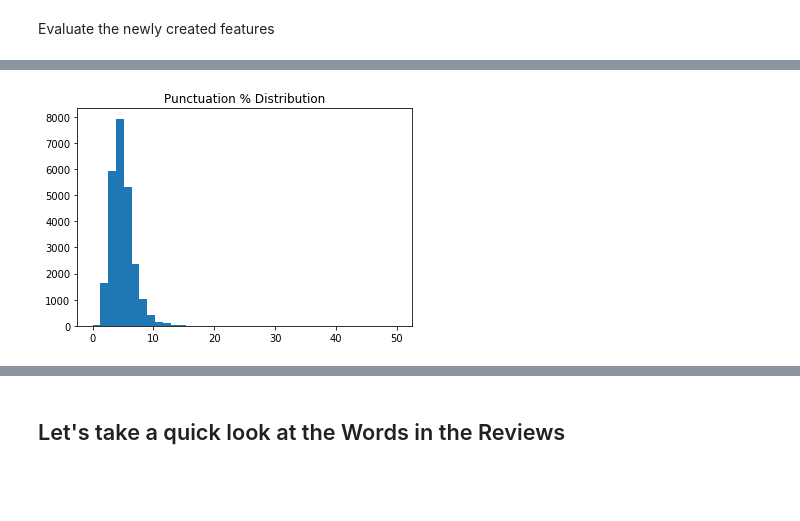
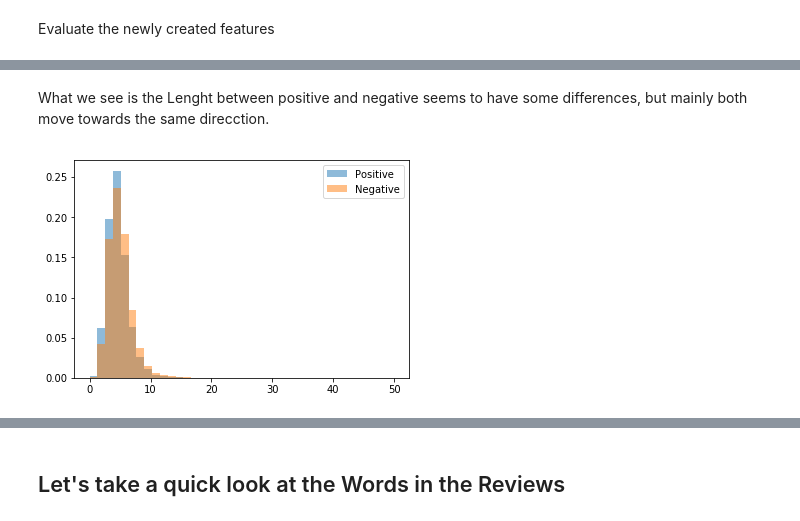
Before and after one commit to JAIR0MEL0/IMDB-Movie-Sentiment, a Jupyter notebook: ML1010MovieReview_JairoMelo.ipynb, the cells around one changed output, grey strips where cells are left out. Cells and saved outputs as stored; diff of their text form; code cells hidden in the pictures; blank space fills up the shorter version.

```diff
--- a/ML1010MovieReview_JairoMelo.ipynb
+++ b/ML1010MovieReview_JairoMelo.ipynb
@@ -162,8 +175,12 @@ pyplot.show()
-# %%
-bins = np.linspace(0, 50, 40)
-
-pyplot.hist(data_train['punct%'], bins)
-pyplot.title("Punctuation % Distribution")
-pyplot.show()
-# %% [output]
-[figure, removed]
+# %% [markdown]
+What we see is the Lenght between positive and negative seems to have some differences, but mainly both move towards the same direcction.
+# %%
+#Potting the number of puntuation
+bins = np.linspace(0, 50, 40)
+
+pyplot.hist(data_train[data_train['label']==1]['punct%'], bins, alpha=0.5, normed=True, label='Positive')
+pyplot.hist(data_train[data_train['label']==0]['punct%'], bins, alpha=0.5, normed=True, label='Negative')
+pyplot.legend(loc='upper right')
+pyplot.show()
+# %% [output]
+[figure, added]
```
Also changed, not shown: parts of 33 cells of this notebook.
